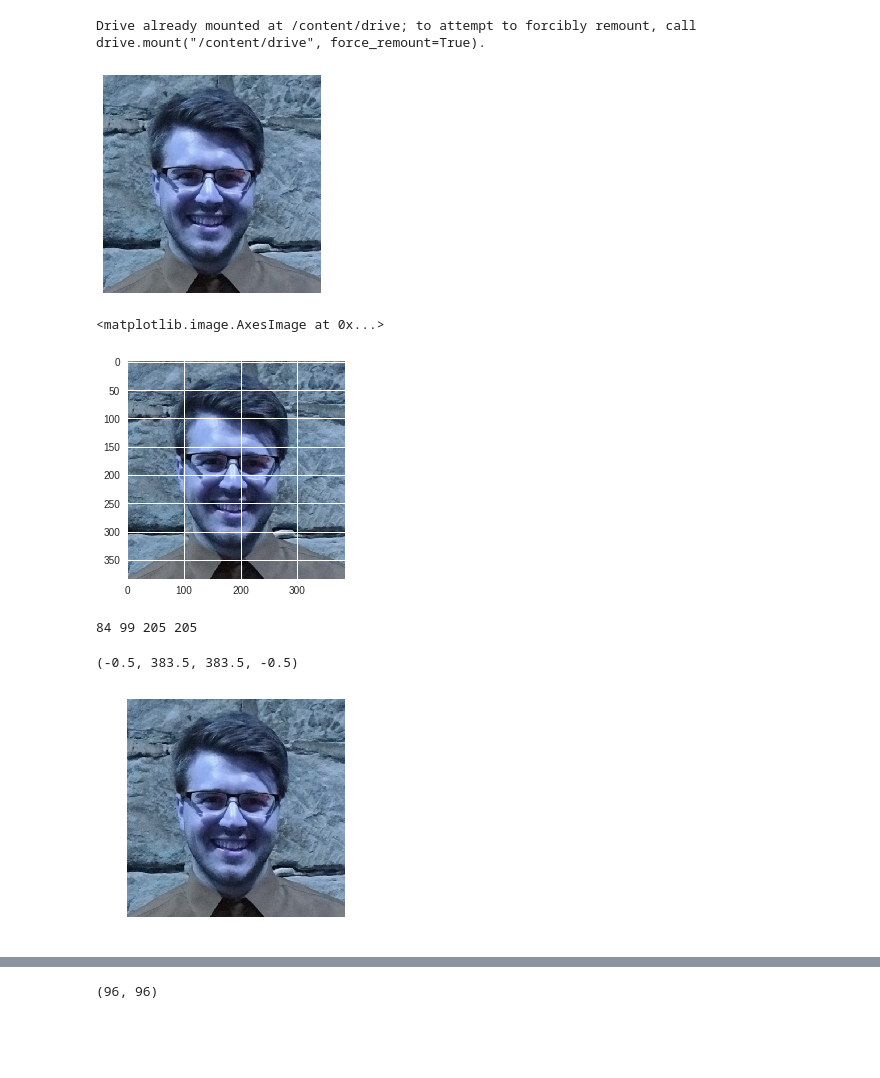
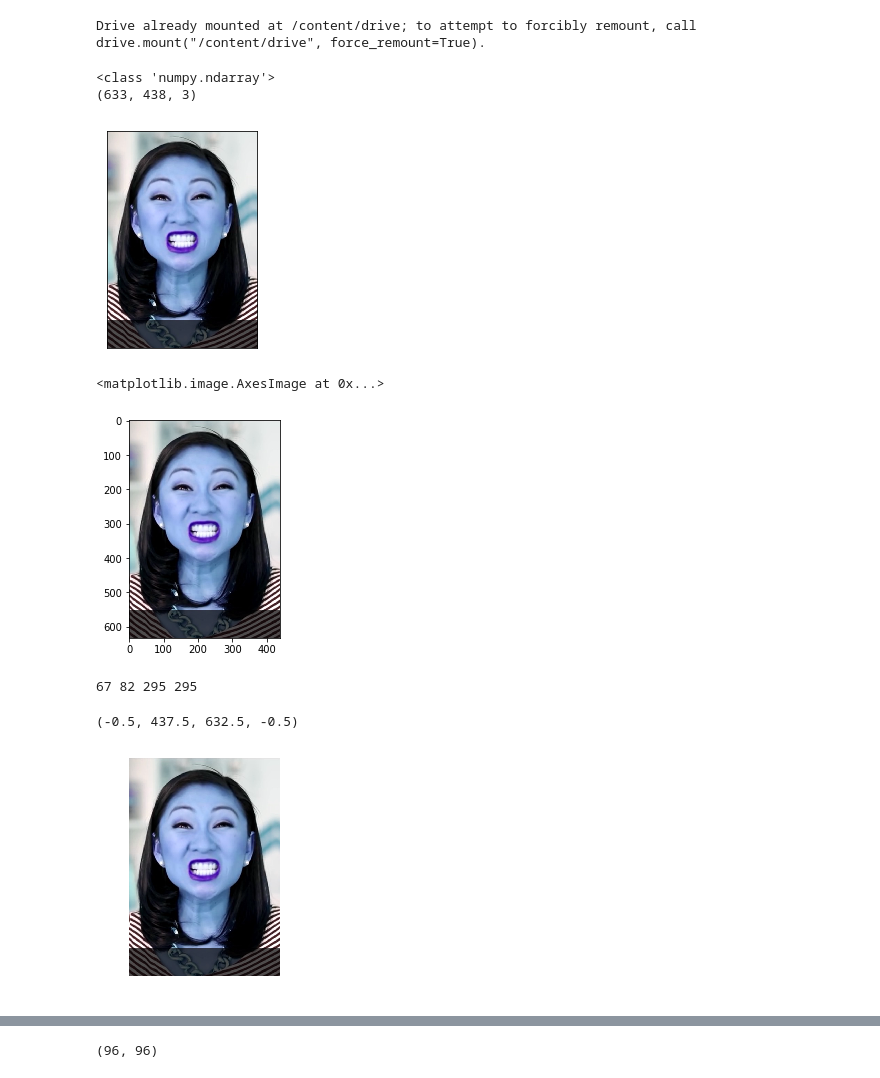
Before and after one commit to vlarie/EPIC_team5_Project3, a Jupyter notebook: facialKeypoints/colabFiles/Colab Notebooks/findKeypointsAndPlaceAccessory.ipynb, the cells around one changed output, grey strips where cells are left out. Drawn from its saved outputs; the diff is of its cells as text; code cells hidden in the pictures; blank space fills up the shorter version.

```diff
--- a/facialKeypoints/colabFiles/Colab Notebooks/findKeypointsAndPlaceAccessory.ipynb
+++ b/facialKeypoints/colabFiles/Colab Notebooks/findKeypointsAndPlaceAccessory.ipynb
@@ -27,6 +29,15 @@ Drive already mounted at /content/drive; to attempt to forcibly remount, call dr
 img = cv2.imread('drive/My Drive/EPICProjectThree/dylanOriginal384x384.png')
 # print (type(img))
 # print (img.shape)
+# %%
+# img = cv2.imread('../../data/faces/weirdFace1.jpg')
+# img = cv2.imread('../../data/faces/weirdFace2.jpg')
+img = cv2.imread('../../data/faces/weirdFace3.jpg')
+print (type(img))
+print (img.shape)
+# %% [output]
+<class 'numpy.ndarray'>
+(633, 438, 3)
 # %%
 originalDimX=img.shape[0]
 # print(originalDimX)
@@ -38,16 +49,16 @@ plt.imshow(img)
 plt.xticks([]), plt.yticks([])  # to hide tick values on X and Y axis
 plt.show()
 # %% [output]
-[figure, old version]
+[figure, new version]
 # %%
 #To run the model on this image we need to crop to just the face
-face_cascade = cv2.CascadeClassifier('drive/My Drive/EPICProjectThree/haarcascade_frontalface_default.xml')
+face_cascade = cv2.CascadeClassifier('../EPICProjectThree/haarcascade_frontalface_default.xml')
 gray = cv2.cvtColor(img, cv2.COLOR_BGR2GRAY)
 # imgray = (255-gray)
 plt.imshow(img, cmap = 'gray')
 # %% [output]
 <matplotlib.image.AxesImage at 0x...>
-[figure, old version]
+[figure, new version]
 # %%
 faces = face_cascade.detectMultiScale(gray, 1.3, 5)
 for (x,y,w,h) in faces:
@@ -55,9 +66,9 @@ for (x,y,w,h) in faces:
 plt.imshow(img)
 plt.axis('off')
 # %% [output]
-84 99 205 205
+67 82 295 295
-(-0.5, 383.5, 383.5, -0.5)
+(-0.5, 437.5, 632.5, -0.5)
-[figure, old version]
+[figure, new version]
 # %%
 # cropping the image down to just the face that face_cascade detected
 imgCropped = gray[y:y+h, x:x+w]
```
Also changed, not shown: parts of 12 cells of this notebook, 7 other files.
